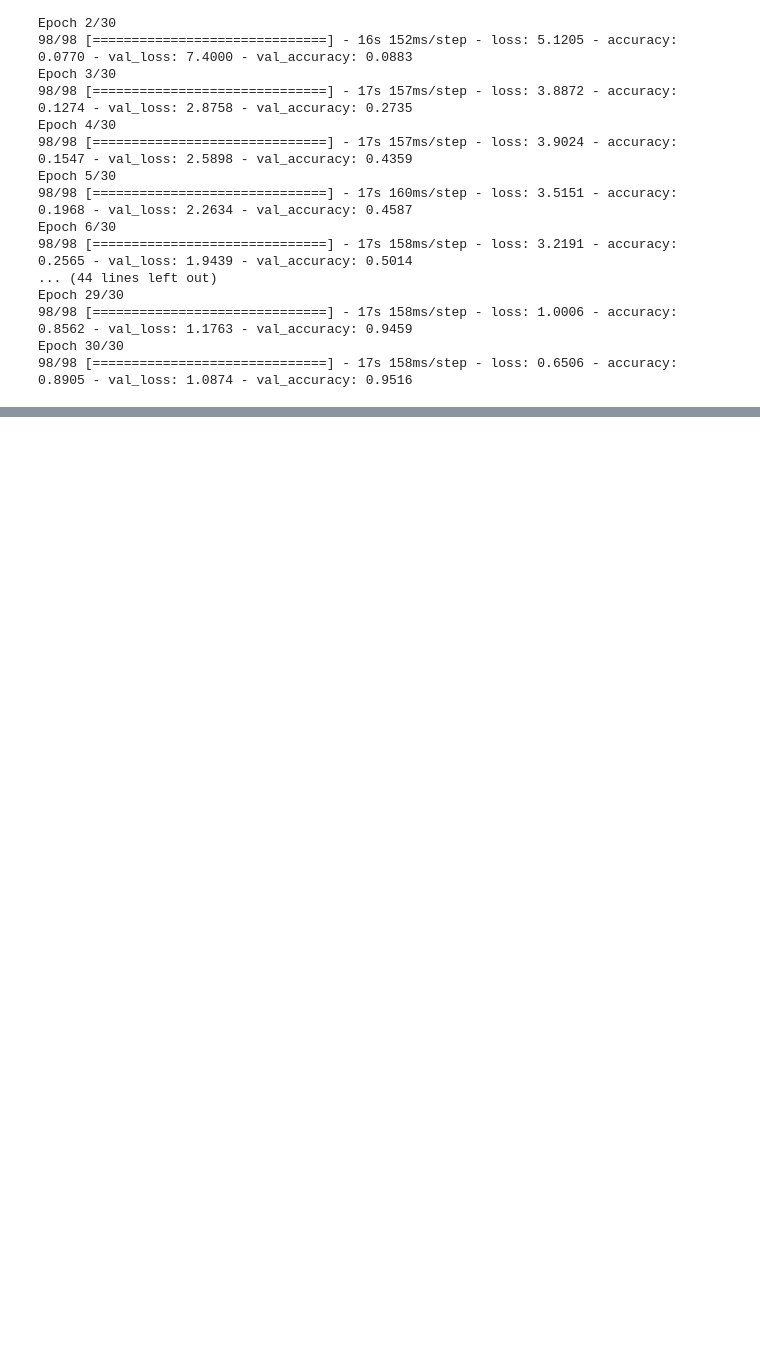
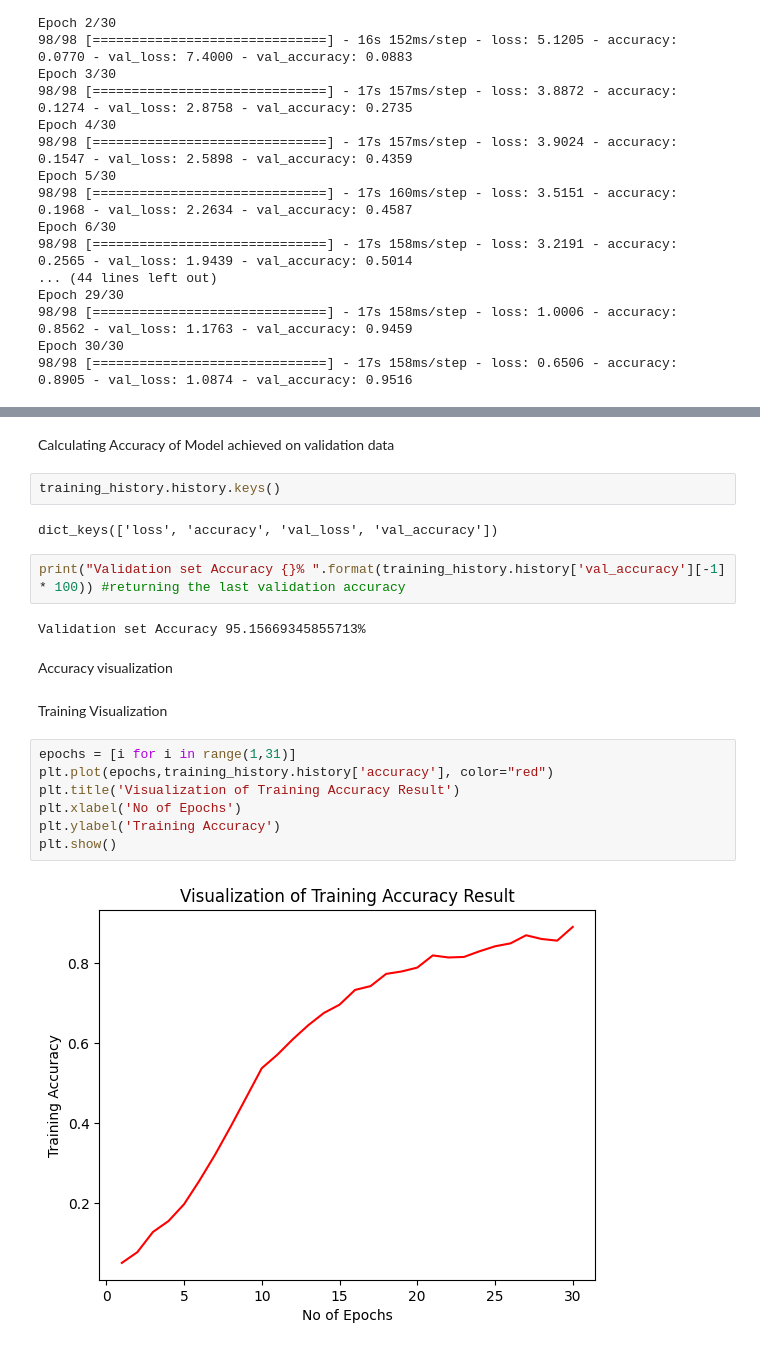
Before and after one commit to DexTerMtor-Rahul/Fruit_Vegetable_Image_Classification, a Jupyter notebook: Training_fruit_vegetables.ipynb, the cells around one changed output, grey strips where cells are left out. Drawn from its saved outputs; the diff is of its cells as text; blank space fills up the shorter version.

Commit message:
added code for accuracy visualization

```diff
--- a/Training_fruit_vegetables.ipynb
+++ b/Training_fruit_vegetables.ipynb
@@ -85,0 +115,23 @@ Epoch 30/30
+# %% [markdown]
+Calculating Accuracy of Model achieved on validation data
+# %%
+training_history.history.keys()
+# %% [output]
+dict_keys(['loss', 'accuracy', 'val_loss', 'val_accuracy'])
+# %%
+print("Validation set Accuracy {}% ".format(training_history.history['val_accuracy'][-1] * 100)) #returning the last validation accuracy
+# %% [output]
+Validation set Accuracy 95.15669345855713%
+# %% [markdown]
+Accuracy visualization
+# %% [markdown]
+Training Visualization
+# %%
+epochs = [i for i in range(1,31)]
+plt.plot(epochs,training_history.history['accuracy'], color="red")
+plt.title('Visualization of Training Accuracy Result')
+plt.xlabel('No of Epochs')
+plt.ylabel('Training Accuracy')
+plt.show()
+# %% [output]
+[figure, added]
```
Also changed, not shown: parts of 6 cells of this notebook, 2 other files.
